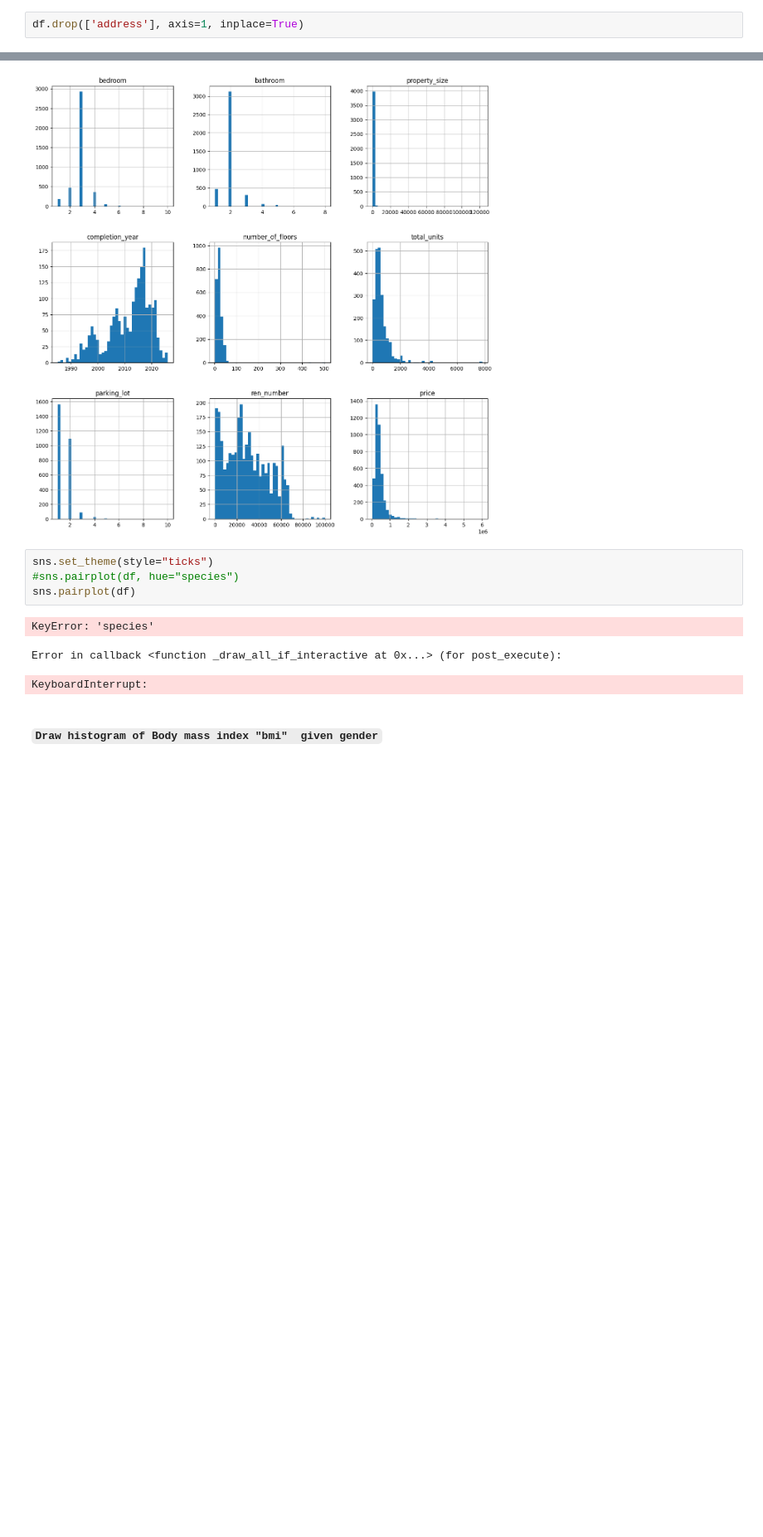
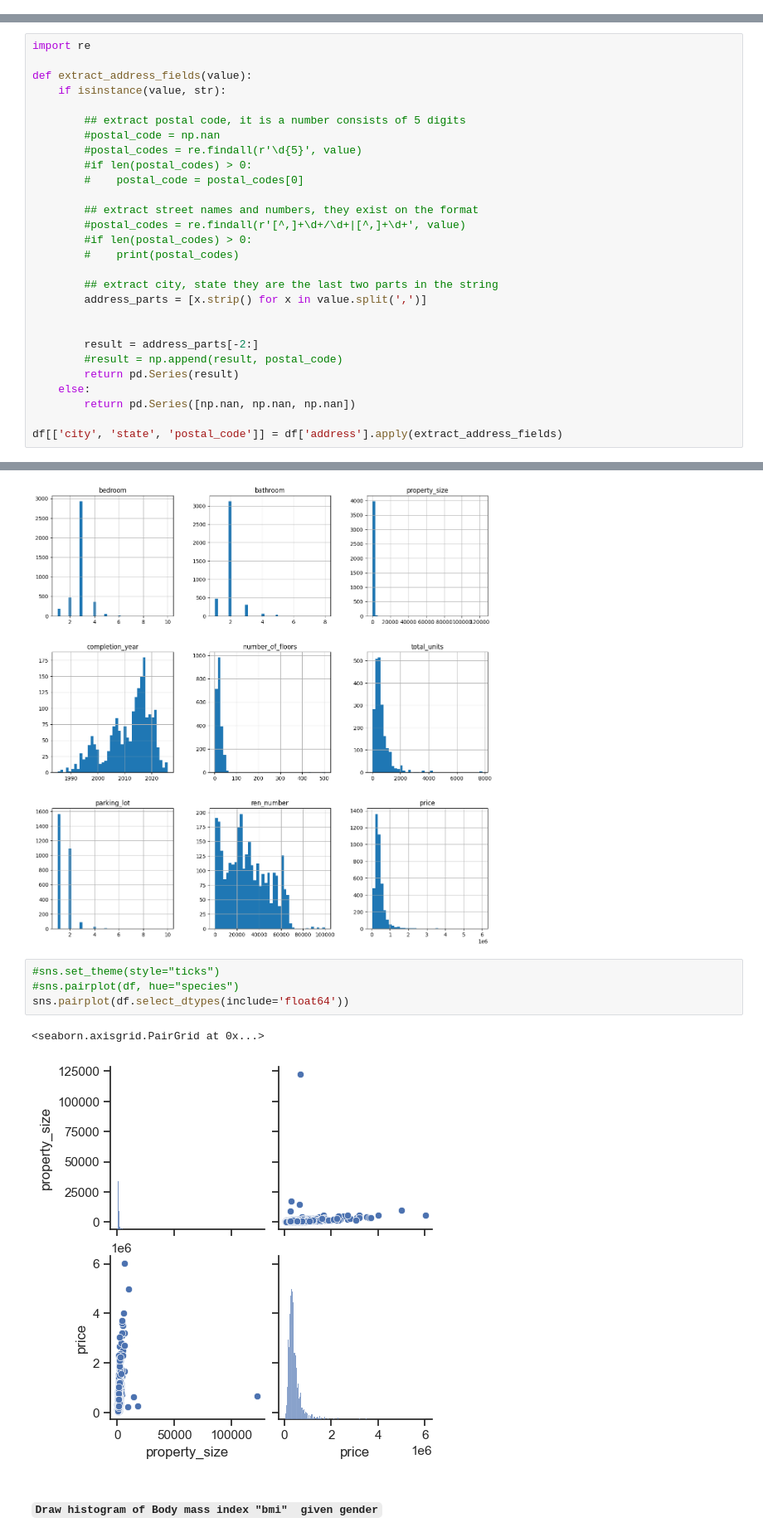
Before and after one commit to aahmedsherif/FinalProject, a Jupyter notebook: script.ipynb, the cells around one changed output, grey strips where cells are left out. Shown at 83% size. Drawn from its saved outputs; the diff is of its cells as text; blank space fills up the shorter version.

Commit message:
extract data from address

```diff
--- a/script.ipynb
+++ b/script.ipynb
@@ -198,5 +196,3 @@ Name: price, dtype: float64
-# %%
-df.drop(['address'], axis=1, inplace=True)
 # %% [markdown]
 ### `Convert the fload fields which are discrete to int type`
 # %%
@@ -282,0 +281,28 @@ Name: count, dtype: int64
+# %%
+import re
+
+def extract_address_fields(value):
+    if isinstance(value, str):
+
+        ## extract postal code, it is a number consists of 5 digits
+        #postal_code = np.nan
+        #postal_codes = re.findall(r'\d{5}', value)
+        #if len(postal_codes) > 0:
+        #    postal_code = postal_codes[0]
+
+        ## extract street names and numbers, they exist on the format
+        #postal_codes = re.findall(r'[^,]+\d+/\d+|[^,]+\d+', value)
+        #if len(postal_codes) > 0:
+        #    print(postal_codes)
+
+        ## extract city, state they are the last two parts in the string
+        address_parts = [x.strip() for x in value.split(',')]
+
+
+        result = address_parts[-2:]
+        #result = np.append(result, postal_code)
+        return pd.Series(result)
+    else:
+        return pd.Series([np.nan, np.nan, np.nan])
+
+df[['city', 'state', 'postal_code']] = df['address'].apply(extract_address_fields)
@@ -313,13 +343,12 @@ plt.show()
 # %% [output]
 [figure]
 # %%
-sns.set_theme(style="ticks")
+#sns.set_theme(style="ticks")
 #sns.pairplot(df, hue="species")
-sns.pairplot(df)
+sns.pairplot(df.select_dtypes(include='float64'))
 # %% [output]
-KeyError: 'species'
+<seaborn.axisgrid.PairGrid at 0x...>
-Error in callback <function _draw_all_if_interactive at 0x...> (for post_execute):
-KeyboardInterrupt:
+[figure, added]
 # %% [markdown]
 ##### `Draw histogram of Body mass index "bmi"  given gender`
 # %%
```
Also changed, not shown: parts of 4 cells of this notebook.
